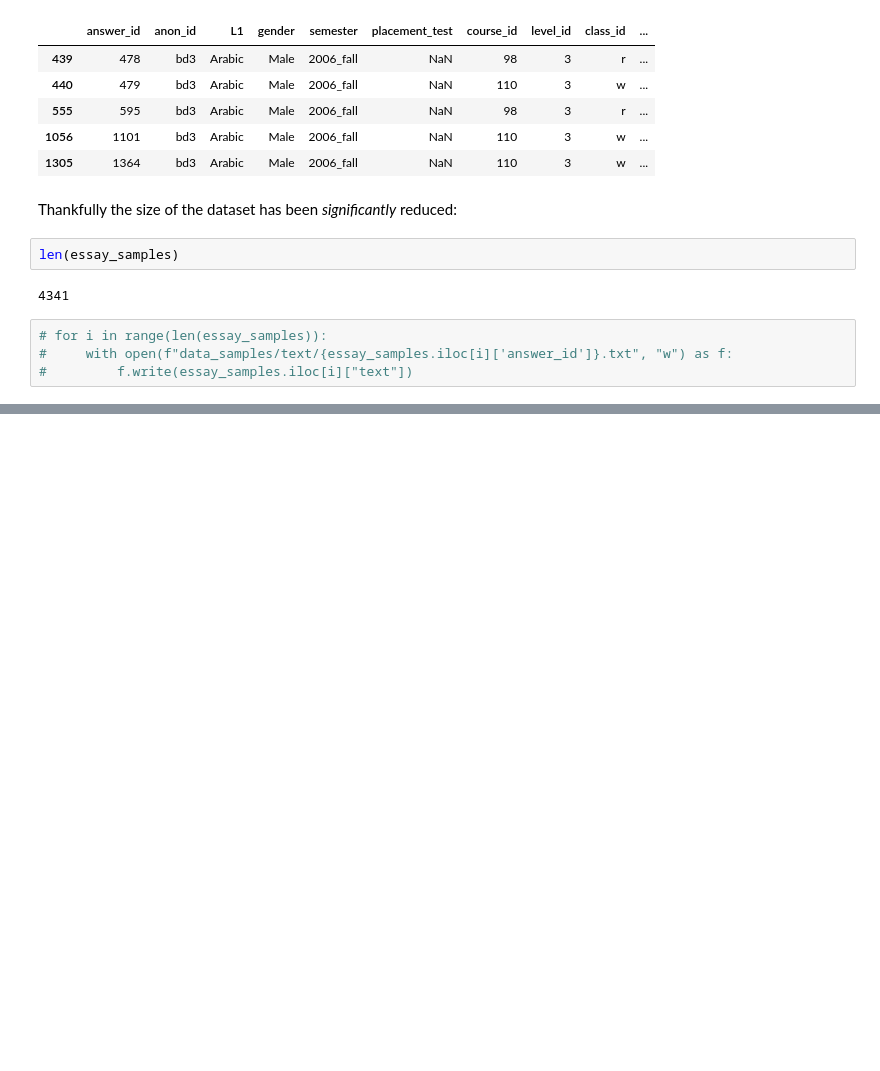
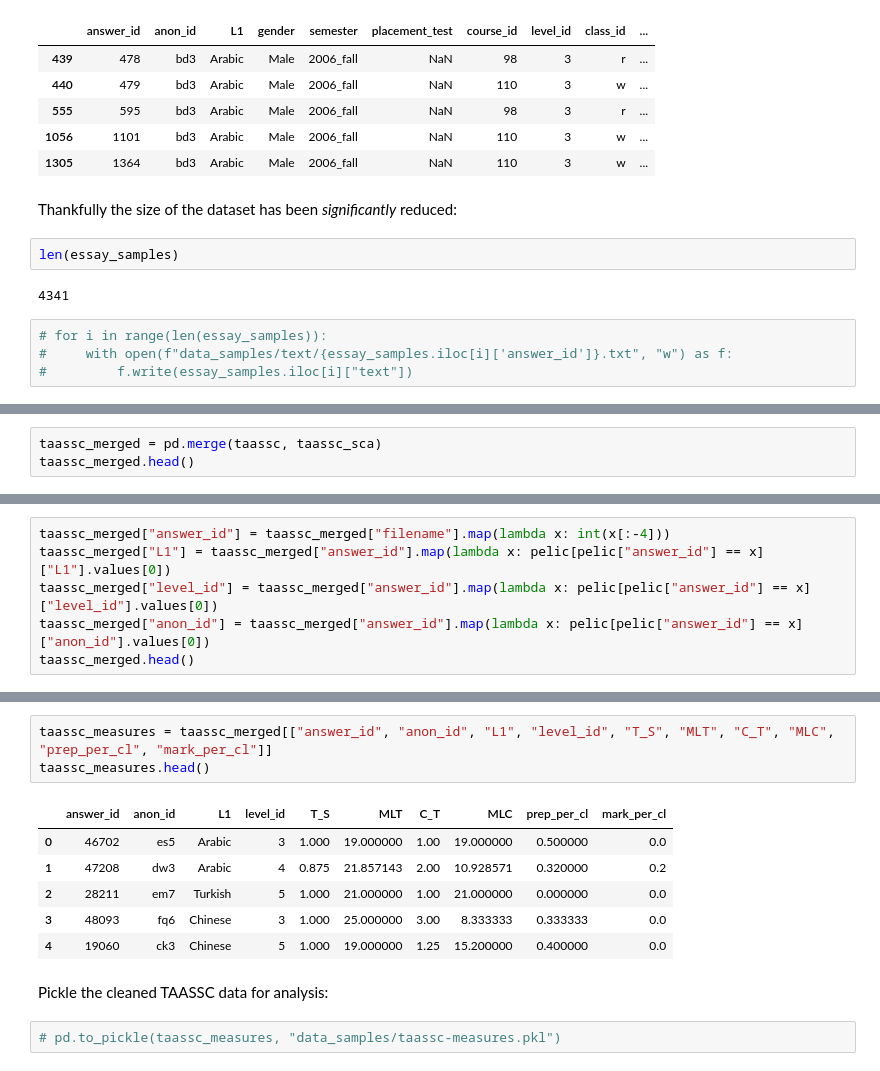
Before and after one commit to Data-Science-for-Linguists-2022/esl-syntactic-analysis, a Jupyter notebook: prepare-final-data.ipynb, the cells around one changed output, grey strips where cells are left out. Drawn from its saved outputs; the diff is of its cells as text; blank space fills up the shorter version.

```diff
--- a/prepare-final-data.ipynb
+++ b/prepare-final-data.ipynb
@@ -157,0 +179,3 @@ I'll finish this once TAASSC is done processing the data.
+# %%
+taassc_merged = pd.merge(taassc, taassc_sca)
+taassc_merged.head()
@@ -157,0 +190,6 @@ I'll finish this once TAASSC is done processing the data.
+# %%
+taassc_merged["answer_id"] = taassc_merged["filename"].map(lambda x: int(x[:-4]))
+taassc_merged["L1"] = taassc_merged["answer_id"].map(lambda x: pelic[pelic["answer_id"] == x]["L1"].values[0])
+taassc_merged["level_id"] = taassc_merged["answer_id"].map(lambda x: pelic[pelic["answer_id"] == x]["level_id"].values[0])
+taassc_merged["anon_id"] = taassc_merged["answer_id"].map(lambda x: pelic[pelic["answer_id"] == x]["anon_id"].values[0])
+taassc_merged.head()
@@ -157,0 +204,14 @@ I'll finish this once TAASSC is done processing the data.
+# %%
+taassc_measures = taassc_merged[["answer_id", "anon_id", "L1", "level_id", "T_S", "MLT", "C_T", "MLC", "prep_per_cl", "mark_per_cl"]]
+taassc_measures.head()
+# %% [output]
+|  | answer_id | anon_id | L1 | level_id | T_S | MLT | C_T | MLC | prep_per_cl | mark_per_cl |
+| 0 | 46702 | es5 | Arabic | 3 | 1.000 | 19.000000 | 1.00 | 19.000000 | 0.500000 | 0.0 |
+| 1 | 47208 | dw3 | Arabic | 4 | 0.875 | 21.857143 | 2.00 | 10.928571 | 0.320000 | 0.2 |
+| 2 | 28211 | em7 | Turkish | 5 | 1.000 | 21.000000 | 1.00 | 21.000000 | 0.000000 | 0.0 |
+| 3 | 48093 | fq6 | Chinese | 3 | 1.000 | 25.000000 | 3.00 | 8.333333 | 0.333333 | 0.0 |
+| 4 | 19060 | ck3 | Chinese | 5 | 1.000 | 19.000000 | 1.25 | 15.200000 | 0.400000 | 0.0 |
+# %% [markdown]
+Pickle the cleaned TAASSC data for analysis:
+# %%
+# pd.to_pickle(taassc_measures, "data_samples/taassc-measures.pkl")
```
Also changed, not shown: parts of 9 cells of this notebook, 7 other files.
